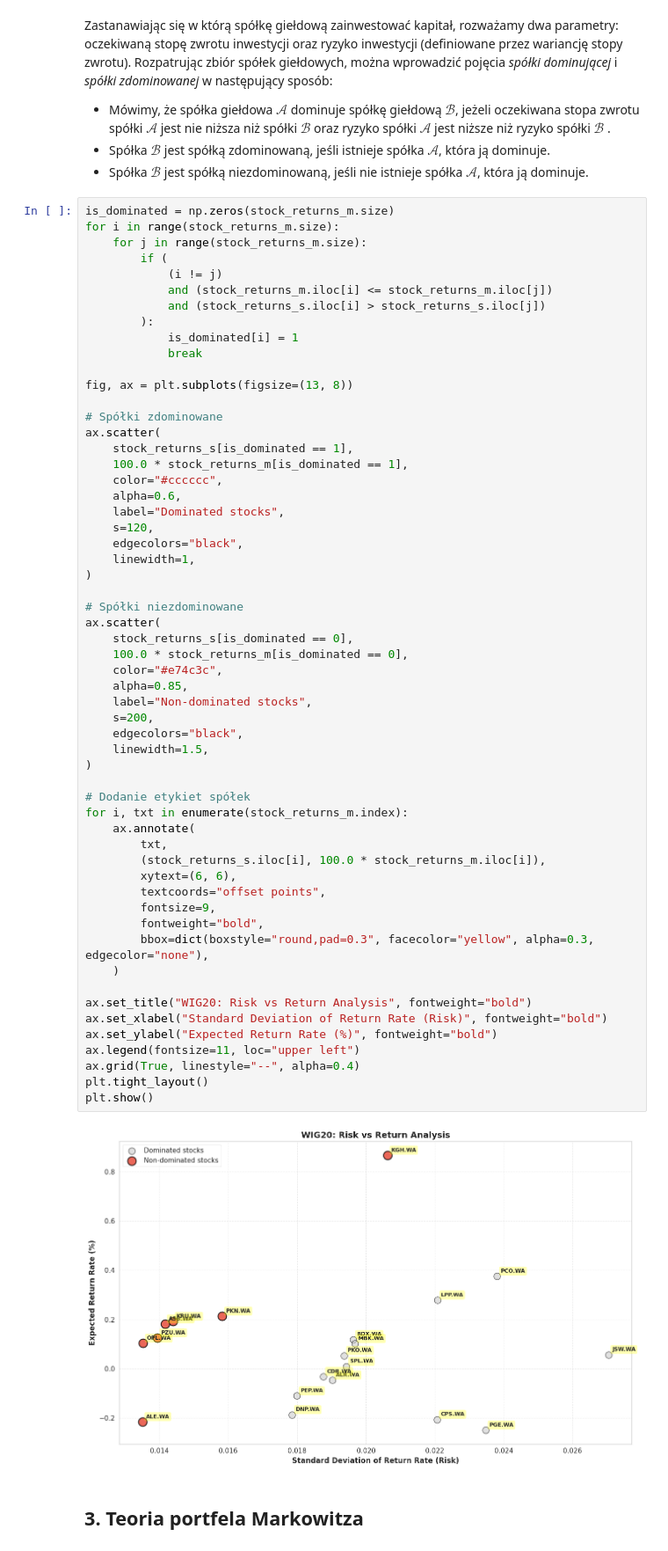
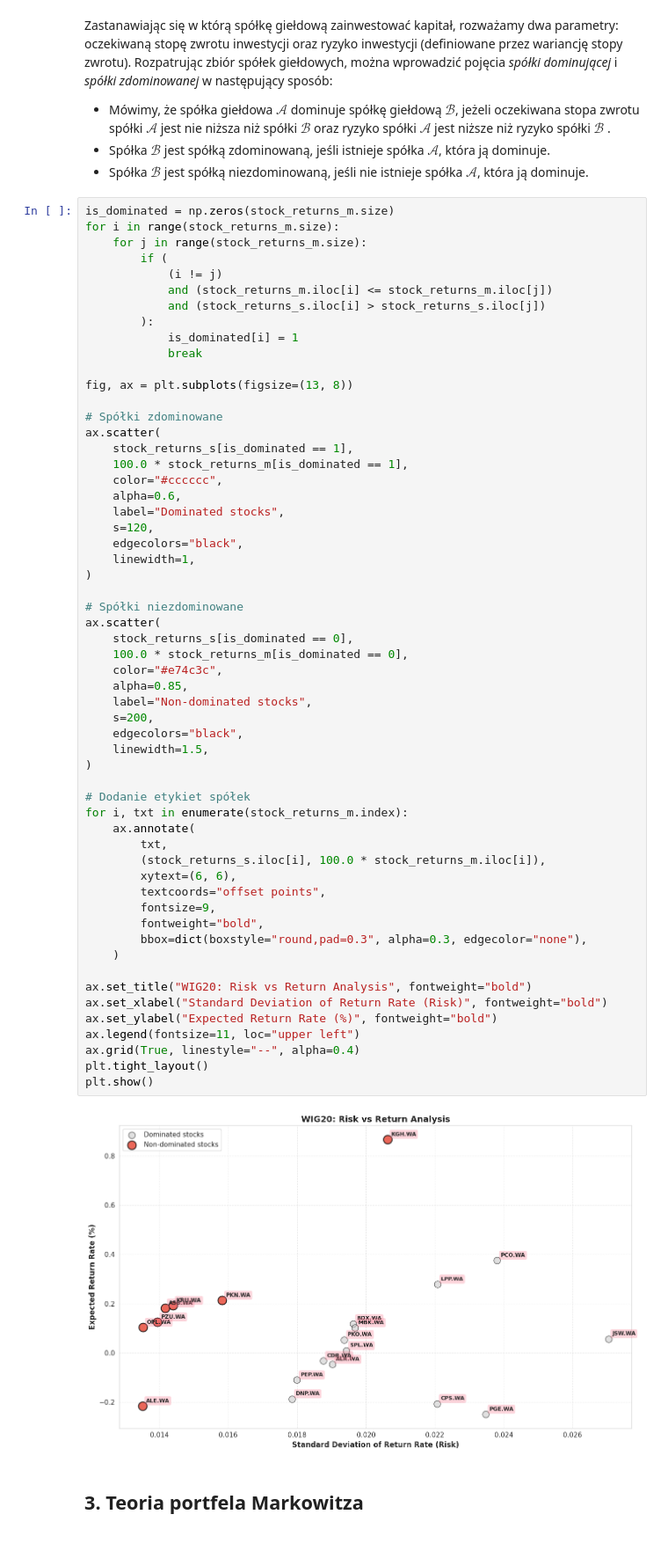
Before and after one commit to igorjakus/portfolio-optimization, a Jupyter notebook: portfolio-optimization.ipynb, the cells around one changed output. Shown at 88% size. Saved outputs shown, nothing was run; the diff lists cells and outputs as text.

```diff
--- a/portfolio-optimization.ipynb
+++ b/portfolio-optimization.ipynb
@@ -200,35 +200,35 @@ ax.scatter(
 ax.scatter(
     stock_returns_s[is_dominated == 0],
     100.0 * stock_returns_m[is_dominated == 0],
     color="#e74c3c",
     alpha=0.85,
     label="Non-dominated stocks",
     s=200,
     edgecolors="black",
     linewidth=1.5,
 )
 
 # Dodanie etykiet spółek
 for i, txt in enumerate(stock_returns_m.index):
     ax.annotate(
         txt,
         (stock_returns_s.iloc[i], 100.0 * stock_returns_m.iloc[i]),
         xytext=(6, 6),
         textcoords="offset points",
         fontsize=9,
         fontweight="bold",
-        bbox=dict(boxstyle="round,pad=0.3", facecolor="yellow", alpha=0.3, edgecolor="none"),
+        bbox=dict(boxstyle="round,pad=0.3", alpha=0.3, edgecolor="none"),
     )
 
 ax.set_title("WIG20: Risk vs Return Analysis", fontweight="bold")
 ax.set_xlabel("Standard Deviation of Return Rate (Risk)", fontweight="bold")
 ax.set_ylabel("Expected Return Rate (%)", fontweight="bold")
 ax.legend(fontsize=11, loc="upper left")
 ax.grid(True, linestyle="--", alpha=0.4)
 plt.tight_layout()
 plt.show()
 # %% [output]
-[figure, old version]
+[figure, new version]
 # %% [markdown]
 ## 3. Teoria portfela Markowitza
 # %% [markdown]
```
Also changed, not shown: parts of 3 cells of this notebook, 2 other files.
